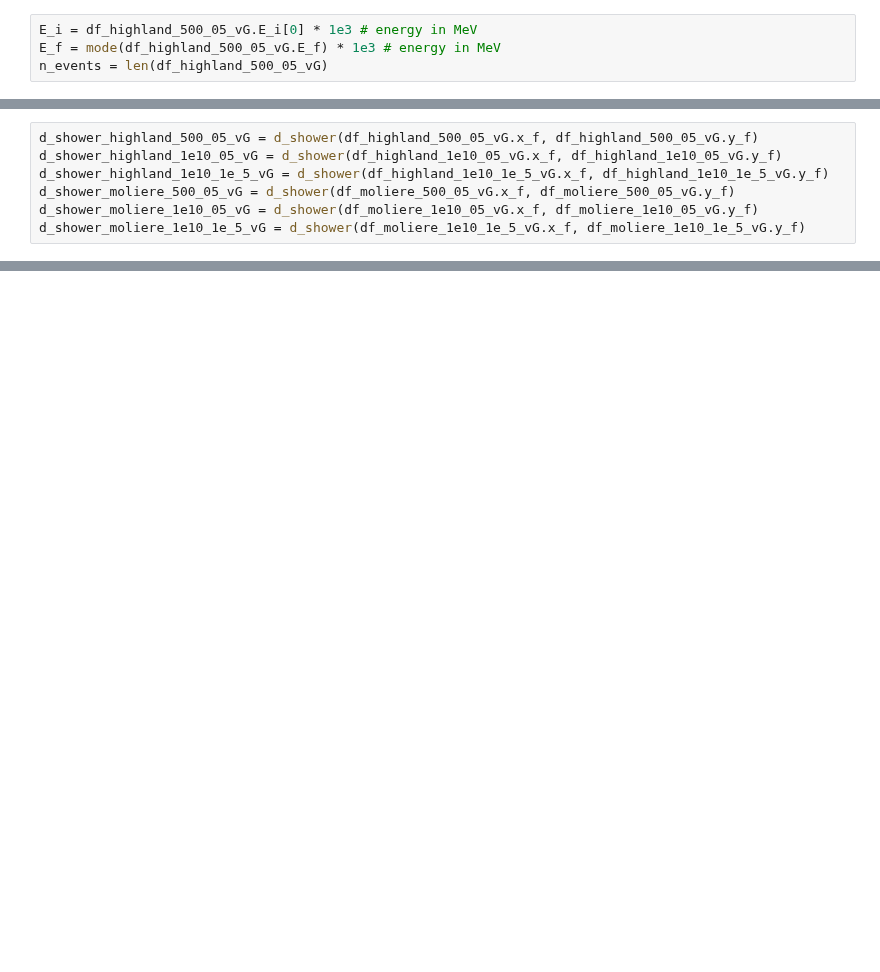
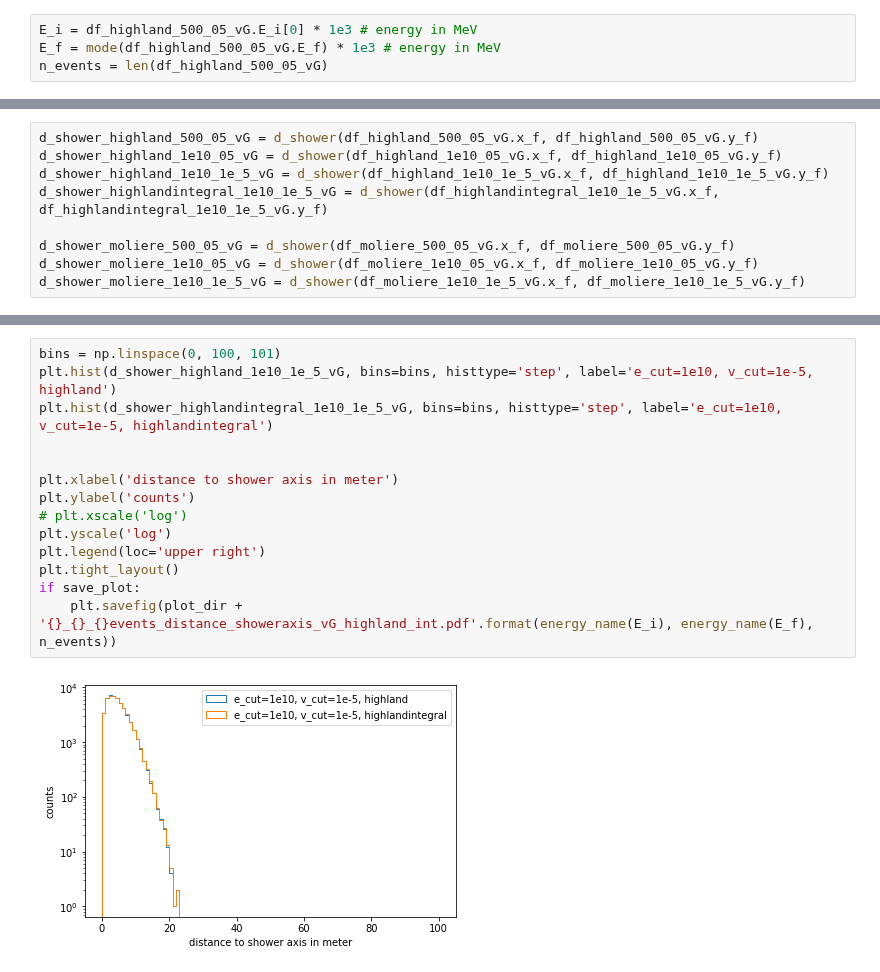
Before and after one commit to pascalgutjahr/muon-deflection-paper, a Jupyter notebook: deflection/e_cut_v_cut_check.ipynb, the cells around one changed output, grey strips where cells are left out. Cells and saved outputs as stored; diff of their text form; blank space fills up the shorter version.

```diff
--- a/deflection/e_cut_v_cut_check.ipynb
+++ b/deflection/e_cut_v_cut_check.ipynb
@@ -116,6 +118,8 @@ if save_plot:
 d_shower_highland_500_05_vG = d_shower(df_highland_500_05_vG.x_f, df_highland_500_05_vG.y_f)
 d_shower_highland_1e10_05_vG = d_shower(df_highland_1e10_05_vG.x_f, df_highland_1e10_05_vG.y_f)
 d_shower_highland_1e10_1e_5_vG = d_shower(df_highland_1e10_1e_5_vG.x_f, df_highland_1e10_1e_5_vG.y_f)
+d_shower_highlandintegral_1e10_1e_5_vG = d_shower(df_highlandintegral_1e10_1e_5_vG.x_f, df_highlandintegral_1e10_1e_5_vG.y_f)
+
 d_shower_moliere_500_05_vG = d_shower(df_moliere_500_05_vG.x_f, df_moliere_500_05_vG.y_f)
 d_shower_moliere_1e10_05_vG = d_shower(df_moliere_1e10_05_vG.x_f, df_moliere_1e10_05_vG.y_f)
 d_shower_moliere_1e10_1e_5_vG = d_shower(df_moliere_1e10_1e_5_vG.x_f, df_moliere_1e10_1e_5_vG.y_f)
@@ -168,0 +201,16 @@ e_cut=1e10, v_cut=0.05, moliere:  3.3  m
+# %%
+bins = np.linspace(0, 100, 101)
+plt.hist(d_shower_highland_1e10_1e_5_vG, bins=bins, histtype='step', label='e_cut=1e10, v_cut=1e-5, highland')
+plt.hist(d_shower_highlandintegral_1e10_1e_5_vG, bins=bins, histtype='step', label='e_cut=1e10, v_cut=1e-5, highlandintegral')
+
+
+plt.xlabel('distance to shower axis in meter')
+plt.ylabel('counts')
+# plt.xscale('log')
+plt.yscale('log')
+plt.legend(loc='upper right')
+plt.tight_layout()
+if save_plot:
+    plt.savefig(plot_dir + '{}_{}_{}events_distance_showeraxis_vG_highland_int.pdf'.format(energy_name(E_i), energy_name(E_f), n_events))
+# %% [output]
+[figure, added]
```
Also changed, not shown: parts of 7 cells of this notebook, 6 other files.
